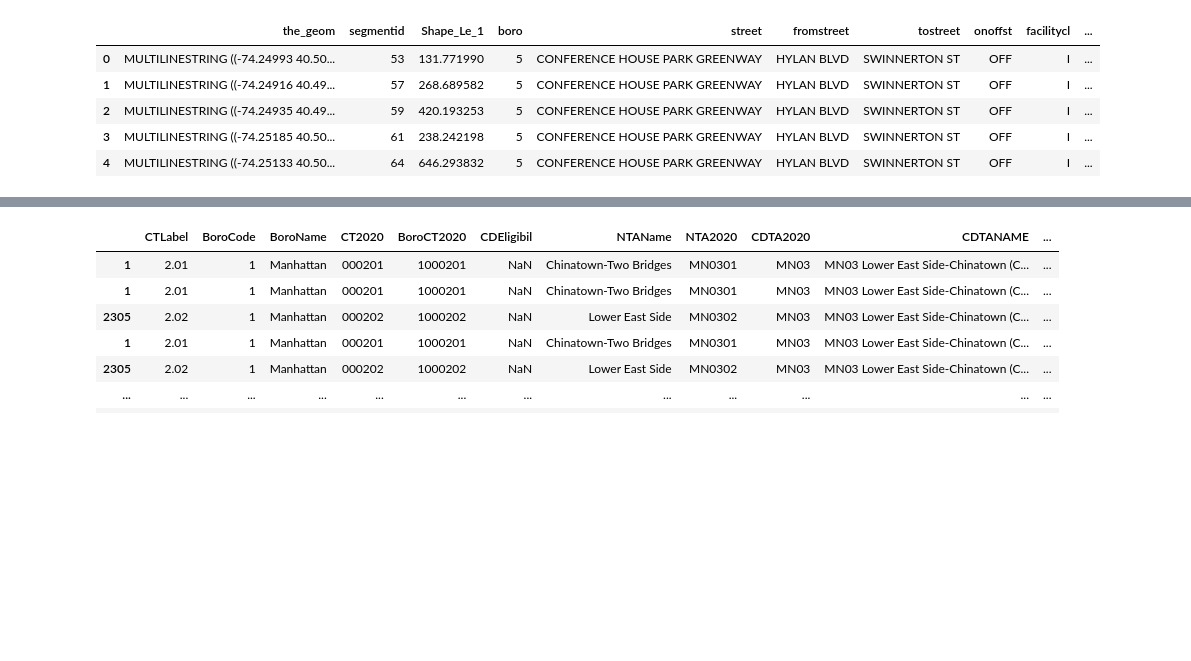
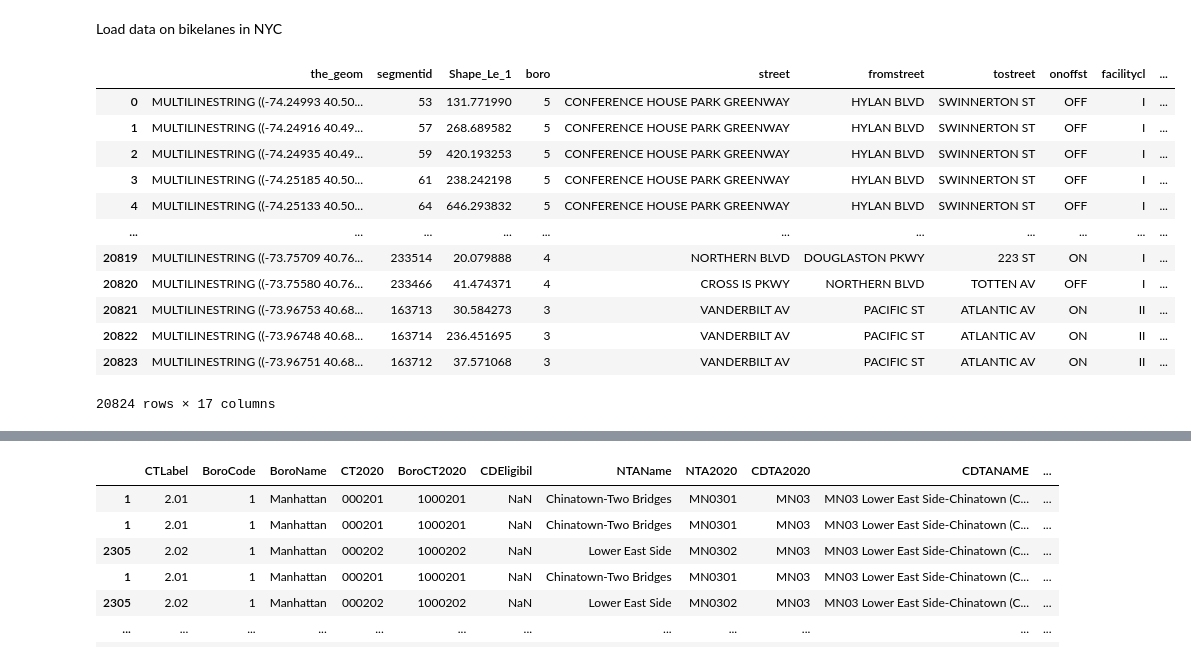
Before and after one commit to data4news/census-examples, a Jupyter notebook: census-spatial-joins.ipynb, the cells around one changed output, grey strips where cells are left out. Cells and saved outputs as stored; diff of their text form; code cells hidden in the pictures; blank space fills up the shorter version.

```diff
--- a/census-spatial-joins.ipynb
+++ b/census-spatial-joins.ipynb
@@ -21,21 +57,30 @@ census_tracts.plot()
+# %% [markdown]
+Load data on bikelanes in NYC
 # %%
 # load bike lanes
 bikelanes_raw = pd.read_csv("bikelanesunfil.csv", on_bad_lines='skip')
 
 # remove malformed line
 bikelanes_raw = bikelanes_raw[~bikelanes_raw.the_geom.str.contains("MULTILI717274751")]
 
 # convert strong to geom
 bikelanes_raw['the_geom'] = gpd.GeoSeries.from_wkt(bikelanes_raw['the_geom'],crs="EPSG:4326")
 bikelanes = gpd.GeoDataFrame(bikelanes_raw, geometry='the_geom')
 
 # display
-bikelanes.head()
+bikelanes
 # %% [output]
 |  | the_geom | segmentid | Shape_Le_1 | boro | street | fromstreet | tostreet | onoffst | facilitycl | ... |
 | 0 | MULTILINESTRING ((-74.24993 40.50... | 53 | 131.771990 | 5 | CONFERENCE HOUSE PARK GREENWAY | HYLAN BLVD | SWINNERTON ST | OFF | I | ... |
 | 1 | MULTILINESTRING ((-74.24916 40.49... | 57 | 268.689582 | 5 | CONFERENCE HOUSE PARK GREENWAY | HYLAN BLVD | SWINNERTON ST | OFF | I | ... |
 | 2 | MULTILINESTRING ((-74.24935 40.49... | 59 | 420.193253 | 5 | CONFERENCE HOUSE PARK GREENWAY | HYLAN BLVD | SWINNERTON ST | OFF | I | ... |
 | 3 | MULTILINESTRING ((-74.25185 40.50... | 61 | 238.242198 | 5 | CONFERENCE HOUSE PARK GREENWAY | HYLAN BLVD | SWINNERTON ST | OFF | I | ... |
 | 4 | MULTILINESTRING ((-74.25133 40.50... | 64 | 646.293832 | 5 | CONFERENCE HOUSE PARK GREENWAY | HYLAN BLVD | SWINNERTON ST | OFF | I | ... |
+| ... | ... | ... | ... | ... | ... | ... | ... | ... | ... | ... |
+| 20819 | MULTILINESTRING ((-73.75709 40.76... | 233514 | 20.079888 | 4 | NORTHERN BLVD | DOUGLASTON PKWY | 223 ST | ON | I | ... |
+| 20820 | MULTILINESTRING ((-73.75580 40.76... | 233466 | 41.474371 | 4 | CROSS IS PKWY | NORTHERN BLVD | TOTTEN AV | OFF | I | ... |
+| 20821 | MULTILINESTRING ((-73.96753 40.68... | 163713 | 30.584273 | 3 | VANDERBILT AV | PACIFIC ST | ATLANTIC AV | ON | II | ... |
+| 20822 | MULTILINESTRING ((-73.96748 40.68... | 163714 | 236.451695 | 3 | VANDERBILT AV | PACIFIC ST | ATLANTIC AV | ON | II | ... |
+| 20823 | MULTILINESTRING ((-73.96751 40.68... | 163712 | 37.571068 | 3 | VANDERBILT AV | PACIFIC ST | ATLANTIC AV | ON | II | ... |
+20824 rows × 17 columns
 # %%
```
Also changed, not shown: parts of 11 cells of this notebook.
